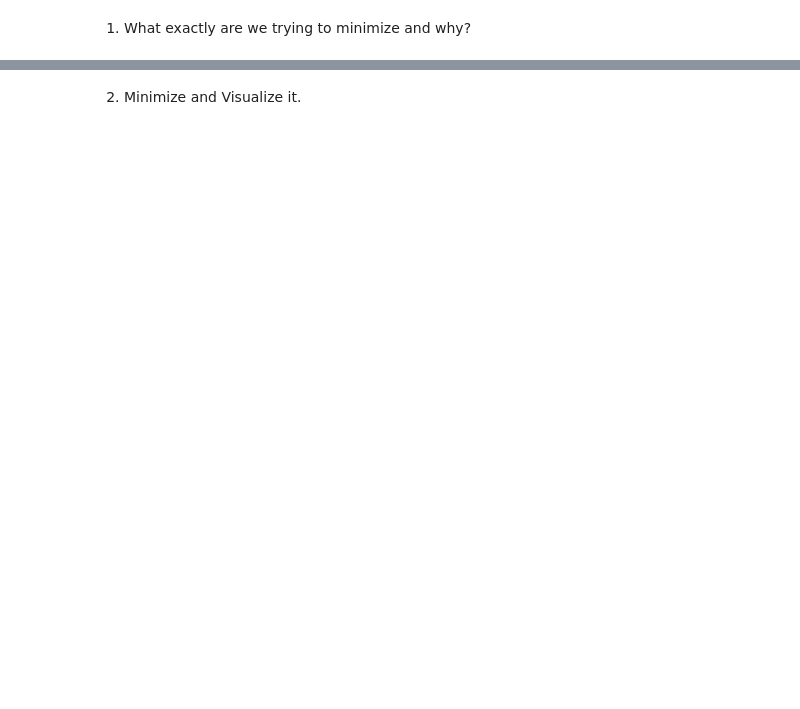
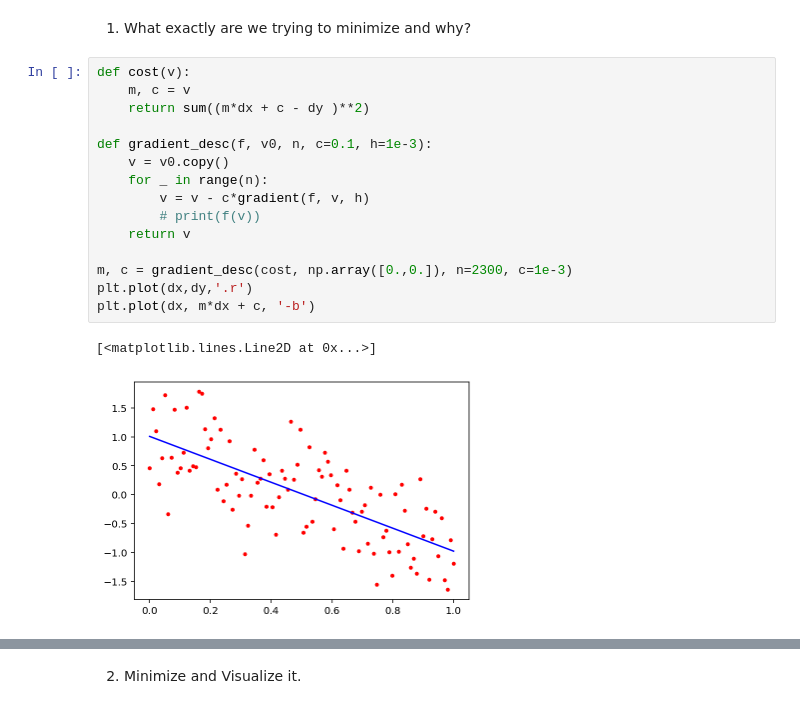
Before and after one commit to MUIC-Numerical-Methods-2018/Exercise-5, a Jupyter notebook: 05 Gradient Descent.ipynb, the cells around one changed output, grey strips where cells are left out. Saved outputs shown, nothing was run; the diff lists cells and outputs as text; blank space fills up the shorter version.

```diff
--- a/05 Gradient Descent.ipynb
+++ b/05 Gradient Descent.ipynb
@@ -276,2 +276,20 @@ plt.plot(dx,dy,'.r')
 # %% [markdown]
 1) What exactly are we trying to minimize and why?
+# %%
+def cost(v):
+    m, c = v
+    return sum((m*dx + c - dy )**2)
+
+def gradient_desc(f, v0, n, c=0.1, h=1e-3):
+    v = v0.copy()
+    for _ in range(n):
+        v = v - c*gradient(f, v, h)
+        # print(f(v))
+    return v
+
+m, c = gradient_desc(cost, np.array([0.,0.]), n=2300, c=1e-3)
+plt.plot(dx,dy,'.r')
+plt.plot(dx, m*dx + c, '-b')
+# %% [output]
+[<matplotlib.lines.Line2D at 0x...>]
+[figure, added]
```
Also changed, not shown: parts of 3 cells of this notebook.
